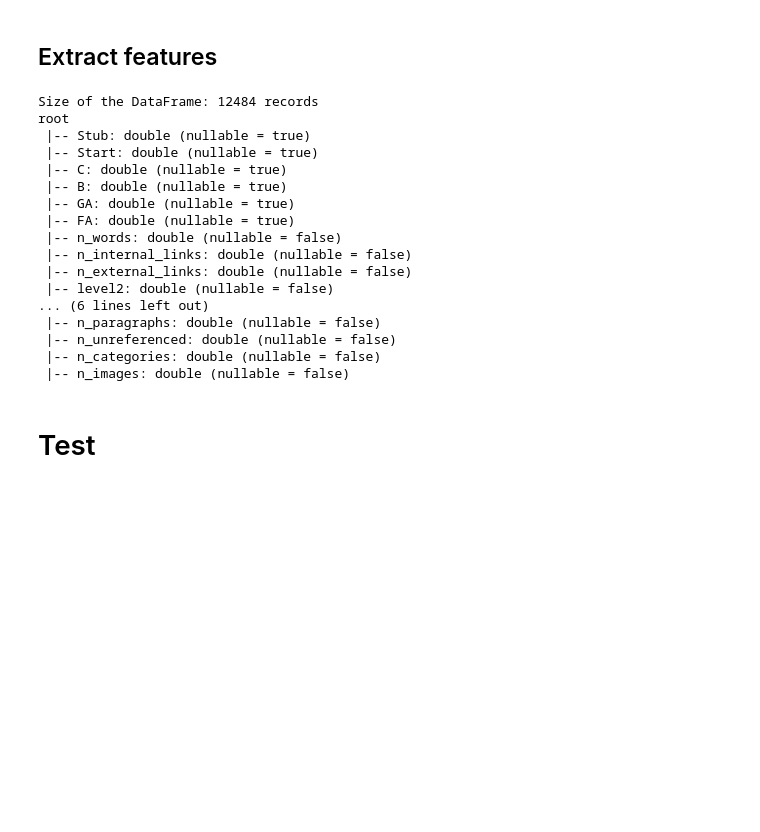
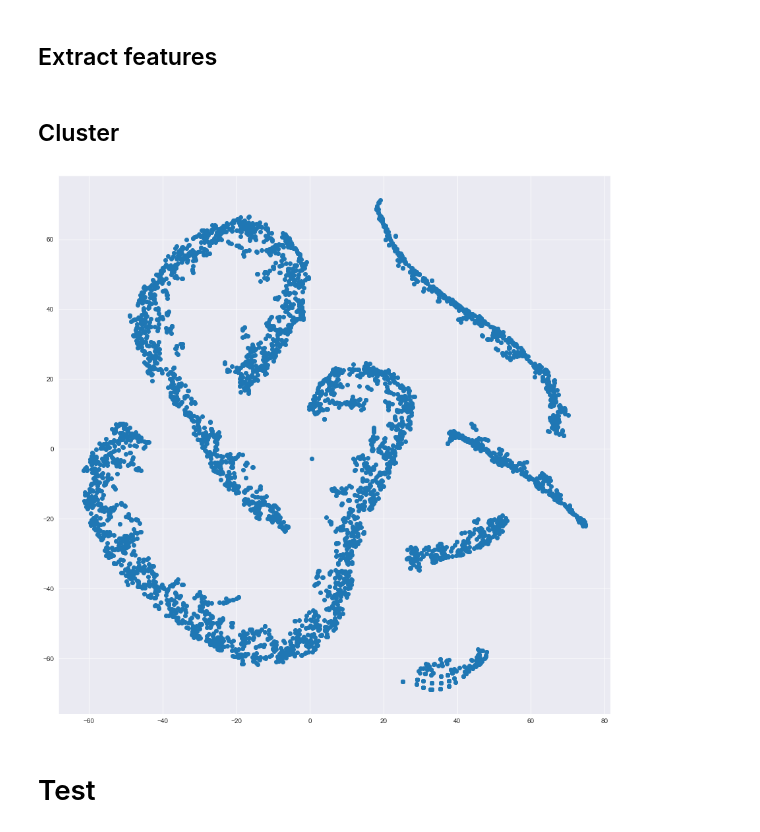
Before and after one commit to AChepurnoi/ucu-mmds, a Jupyter notebook: Pipeline.ipynb, the cells around one changed output. Saved outputs shown, nothing was run; the diff lists cells and outputs as text; code cells hidden in the pictures; blank space fills up the shorter version.

```diff
--- a/Pipeline.ipynb
+++ b/Pipeline.ipynb
@@ -70,35 +71,30 @@ Alert: Exception fetching ORES score for revisions. Ex: 'score'
 Wiki dump(s) with ORES collected in sample_data/csv
 # %% [markdown]
 ## Extract features
-# %%
-csv_raw = glob(os.path.join(CSV_DIR, "enwiki-{}-pages-articles-multistream*_raw.csv".format(DATE)))
-csv_feature = os.path.join(CSV_DIR, "enwiki-{}-features.csv".format(DATE))
-
-df = spark.read.csv(csv_raw, inferSchema=True, header=True, multiLine=True, escape='"')
-
-df_features = extract_features(df)
-
-print("Size of the DataFrame: {} records".format(df.count()))
-df_features.printSchema()
-
-df_features.toPandas().to_csv(csv_feature)
-# %% [output]
-Size of the DataFrame: 12484 records
-root
- |-- Stub: double (nullable = true)
- |-- Start: double (nullable = true)
- |-- C: double (nullable = true)
- |-- B: double (nullable = true)
- |-- GA: double (nullable = true)
- |-- FA: double (nullable = true)
- |-- n_words: double (nullable = false)
- |-- n_internal_links: double (nullable = false)
- |-- n_external_links: double (nullable = false)
- |-- level2: double (nullable = false)
-... (6 lines left out)
- |-- n_paragraphs: double (nullable = false)
- |-- n_unreferenced: double (nullable = false)
- |-- n_categories: double (nullable = false)
- |-- n_images: double (nullable = false)
+# %%
+df_features, pdf_features = create_features(CSV_DIR, DATE)
+# %% [markdown]
+## Cluster
+# %%
+import seaborn as sns
+sns.set_style('darkgrid')
+from matplotlib import pyplot as plt
+import matplotlib as mpl
+mpl.rcParams['figure.figsize'] = (15,10)
+mpl.rcParams['image.cmap'] = 'inferno'
+import pandas as pd
+from sklearn.manifold import TSNE
+import matplotlib._color_data as mcd
+# %%
+features_names = df_features.drop('_c0', 'title', 'Stub', 'Start', 'C', 'B', 'GA', 'FA').columns
+
+df_data_for_tsne = pdf_features[features_names]
+embedded_tsne = TSNE(n_components=2).fit_transform(df_data_for_tsne.values)
+
+plt.figure(figsize=(15, 15))
+plt.scatter(*embedded_tsne.T)
+plt.show()
+# %% [output]
+[figure, added]
 # %% [markdown]
 # Test
```
Also changed, not shown: parts of 4 cells of this notebook, 6 other files.
